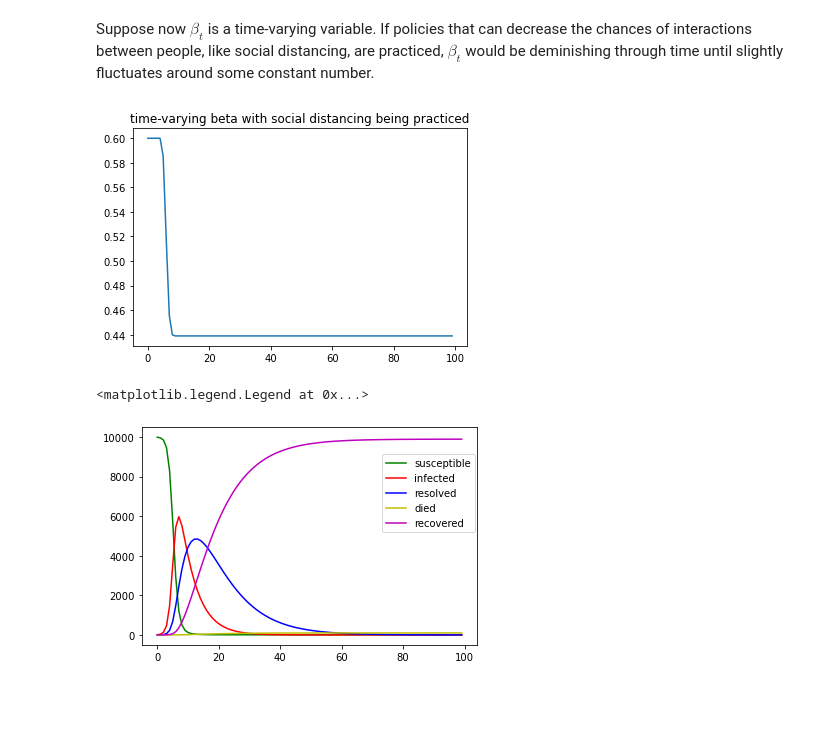
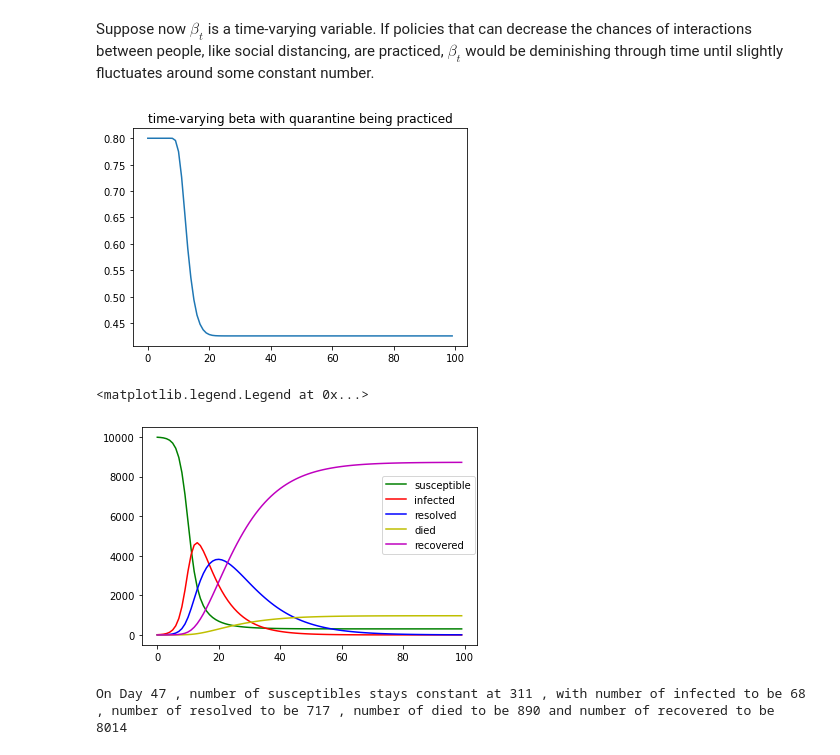
Before and after one commit to caam37830/project-group-0, a Jupyter notebook: doc/final/SIRDC.ipynb, the cells around one changed output. Saved outputs shown, nothing was run; the diff lists cells and outputs as text; code cells hidden in the pictures; blank space fills up the shorter version.

Commit message:
SIRDC modified

```diff
--- a/doc/final/SIRDC.ipynb
+++ b/doc/final/SIRDC.ipynb
@@ -103,7 +103,7 @@ fig.suptitle("compare S,I,R,D,C subpopulations with different gamma", fontsize=2
 
 equil_state_list = []
 for i,gamma in enumerate(gamma_list):
-    beta = beta_list[1]
+    beta = beta_list[0]
     delta = delta_list[0]
     theta = theta_list[1]
     sol = SIRDC_ODE_simulation(N,beta,gamma,theta,delta,T,I0)
@@ -147,7 +147,7 @@ fig.suptitle("compare S,I,R,D,C subpopulations with different theta", fontsize=2
 
 equil_state_list = []
 for i,theta in enumerate(theta_list):
-    beta = beta_list[1]
+    beta = beta_list[0]
     delta = delta_list[0]
     gamma = gamma_list[0]
     sol = SIRDC_ODE_simulation(N,beta,gamma,theta,delta,T,I0)
@@ -191,7 +191,7 @@ fig.suptitle("compare S,I,R,D,C subpopulations with different delta", fontsize=2
 
 equil_state_list = []
 for i,delta in enumerate(delta_list):
-    beta = beta_list[1]
+    beta = beta_list[0]
     theta = theta_list[1]
     gamma = gamma_list[0]
     sol = SIRDC_ODE_simulation(N,beta,gamma,theta,delta,T,I0)
@@ -231,13 +231,13 @@ For theta = 0.5 , on Day 63 , number of susceptibles stays constant at 5 , with
 # %% [markdown]
 Suppose now $\beta_t$ is a time-varying variable. If policies that can decrease the chances of interactions between people, like social distancing, are practiced, $\beta_t$ would be deminishing through time until slightly fluctuates around some constant number.
 # %%
-def SIRDC_ODE_simulation(N,gamma,theta,delta,T,I0):
+def SIRDC_time_varying_simulation(N,gamma,theta,delta,T,I0):
     """
     An ODE simulation that model time dependent variables: S, I, R, D, C
 
     N: N individuals the population has
 
-    beta: a fixed number of interactions that spread the disease per day per infected individual
+    beta: a time varying number of interactions that spread the disease per infected individual
 
     gamma: a Poisson rate of infectiousness resolves
 
@@ -253,39 +253,59 @@ def SIRDC_ODE_simulation(N,gamma,theta,delta,T,I0):
     def f(t, v):
 
         """
-        v = [S, I, R, D, C]
+        v = [S, I, R, D, C, beta]
 
         """
-        dbdt = - np.exp(- N/v[1] - N*0.2/v[0])
-        dSdt = - (beta * v[0] * v[1]) / N
-        dIdt = (beta * v[0] * v[1]) / N - gamma * v[1]
+        dbetadt = - np.exp(- N/v[1] - N*gamma/v[0])
+        dSdt = - (v[5] * v[0] * v[1]) / N
+        dIdt = (v[5] * v[0] * v[1]) / N - gamma * v[1]
         dRdt = gamma * v[1] - theta * v[2]
         dDdt = delta * theta * v[2]
         dCdt = (1 - delta) * theta * v[2]
-        return [dSdt, dIdt, dRdt, dDdt, dCdt, dbdt]
+        return [dSdt, dIdt, dRdt, dDdt, dCdt, dbetadt]
 
-    v0 = [(N-I0), I0, 0, 0, 0, 0.6]
+    def equil_state(t, v):
+        return (v[5] * v[0] * v[1]) / N -1
+
+    v0 = [(N-I0), I0, 0, 0, 0, 0.8]
     t_span = [0,T]
     t_eval = list(range(T))
-    sol = solve_ivp(f, t_span, v0, t_eval=t_eval)
+    sol = solve_ivp(f, t_span, v0, t_eval=t_eval, events=equil_state)
     return sol
 # %%
-delta = 0.01
-theta = 0.1
-gamma = 0.2
-T = 100
+gamma = gamma_list[0]
+delta = delta_list[0]
+theta = theta_list[1]
 
-sol = SIRDC_ODE_simulation(N,gamma,theta,delta,T,I0)
+sol = SIRDC_time_varying_simulation(N,gamma,theta,delta,T,I0)
+
 plt.plot(sol.t, sol.y[5])
-plt.title('time-varying beta with social distancing being practiced')
+plt.title('time-varying beta with quarantine being practiced')
 plt.show()
 plt.plot(sol.t, sol.y[0], label="susceptible", c='g')
 plt.plot(sol.t, sol.y[1], label="infected", c='r')
 plt.plot(sol.t, sol.y[2], label="resolved", c='b')
 plt.plot(sol.t, sol.y[3], label="died", c='y')
 plt.plot(sol.t, sol.y[4], label="recovered", c='m')
-plt.legend(bbox_to_anchor=(1.01, 0.9), loc = 'upper right')
+plt.legend(bbox_to_anchor=(1.01, 0.8), loc = 'upper right')
 # %% [output]
-[figure, old version]
+[figure, new version]
 <matplotlib.legend.Legend at 0x...>
-[figure, old version]
+[figure, new version]
+# %%
+equil_state_list = []
+equil_state_day = int(np.ceil(sol.t_events))
+equil_state_S = int(sol.y[0][equil_state_day])
+equil_state_I = int(sol.y[1][equil_state_day])
+equil_state_R = int(sol.y[2][equil_state_day])
+equil_state_D = int(sol.y[3][equil_state_day])
+equil_state_C = int(N - equil_state_S - equil_state_I - equil_state_R - equil_state_D)
+equil_state_list = [equil_state_day,equil_state_S,equil_state_I,equil_state_R,equil_state_D,equil_state_C]
+print('On Day', equil_state_list[0],
+      ', number of susceptibles stays constant at', equil_state_list[1],
+      ', with number of infected to be', equil_state_list[2],
+      ', number of resolved to be', equil_state_list[3],
+      ', number of died to be', equil_state_list[4],
+      'and number of recovered to be', equil_state_list[5])
+# %% [output]
+On Day 47 , number of susceptibles stays constant at 311 , with number of infected to be 68 , number of resolved to be 717 , number of died to be 890 and number of recovered to be 8014
```
Also changed, not shown: parts of 10 cells of this notebook.
